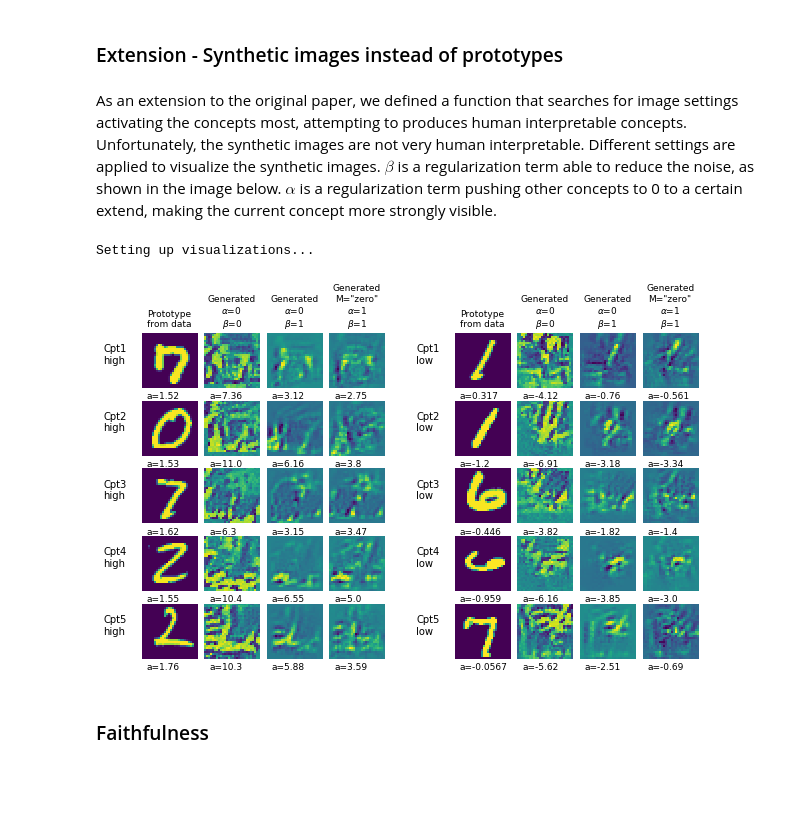
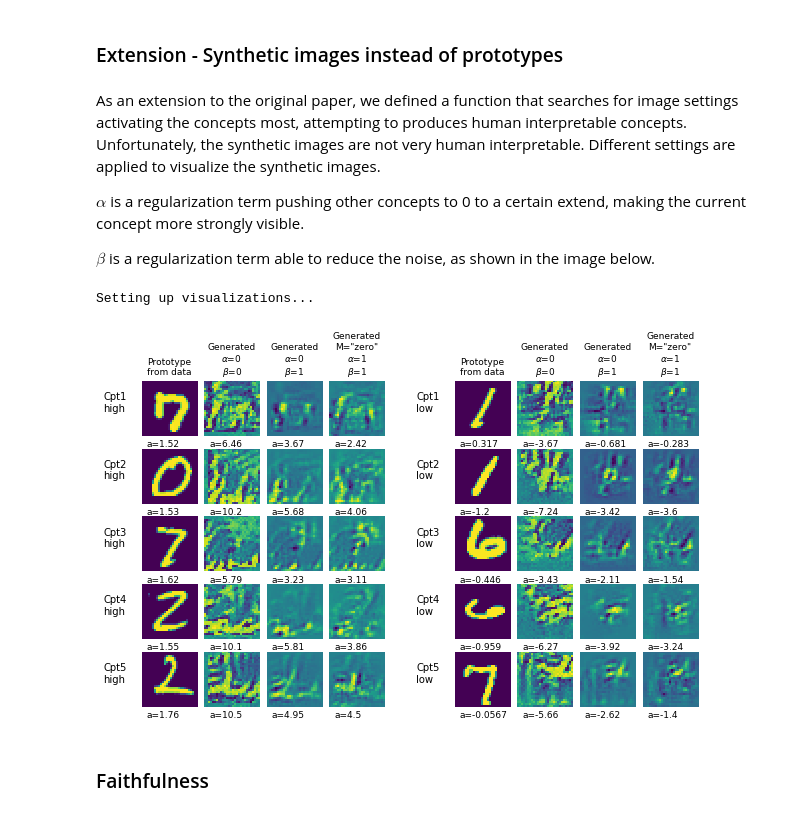
Before and after one commit to ricokoff/FACT-AI, a Jupyter notebook: Notebook.ipynb, the cells around one changed output. Cells and saved outputs as stored; diff of their text form; code cells hidden in the pictures; blank space fills up the shorter version.

```diff
--- a/Notebook.ipynb
+++ b/Notebook.ipynb
@@ -121,21 +117,26 @@ mnist.im_act_con_plot(mnist_cnn_5concepts_models['E1'], index, layout='horizonta
 # %% [markdown]
 ### Extension - Synthetic images instead of prototypes
 # %% [markdown]
-As an extension to the original paper, we defined a function that searches for image settings activating the concepts most, attempting to produces human interpretable concepts. Unfortunately, the synthetic images are not very human interpretable. Different settings are applied to visualize the synthetic images. $\beta$ is a regularization term able to reduce the noise, as shown in the image below. $\alpha$ is a regularization term pushing other concepts to 0 to a certain extend, making the current concept more strongly visible.
+As an extension to the original paper, we defined a function that searches for image settings activating the concepts most, attempting to produces human interpretable concepts. Unfortunately, the synthetic images are not very human interpretable. Different settings are applied to visualize the synthetic images.
+
+$\alpha$ is a regularization term pushing other concepts to 0 to a certain extend, making the current concept more strongly visible.
+
+$\beta$ is a regularization term able to reduce the noise, as shown in the image below.
 # %%
-#takes ~2 min
-prototypes = mnist.visualize_cpts(mnist_cnn_5concepts_models['E1'], MNIST_TEST_SET, p1=[0,0,1], p2=[0,1,1],
-                   method=["zero"] * 3,
-                   x0=None,
-                   show_loss=False,
-                   print_freqs=[0, 0],
-                   show_activations=True,
-                   return_prototypes=True,
-                   best_of=1,
-                   compact=False)
+prototypes = explicitness.visualize_concepts(mnist_cnn_5concepts_models['E1'],
+                                             p1=[0,0,1],
+                                             p2=[0,1,1],
+                                             method=["zero"] * 3,
+                                             x0=None,
+                                             show_loss=False,
+                                             print_freqs=[0, 0],
+                                             show_activations=True,
+                                             return_prototypes=True,
+                                             best_of=1,
+                                             compact=False)
 # %% [output]
 Setting up visualizations...
-[figure, old version]
+[figure, new version]
 # %% [markdown]
 ### Faithfulness
 # %% [markdown]
```
Also changed, not shown: parts of 15 cells of this notebook, 37 other files.
